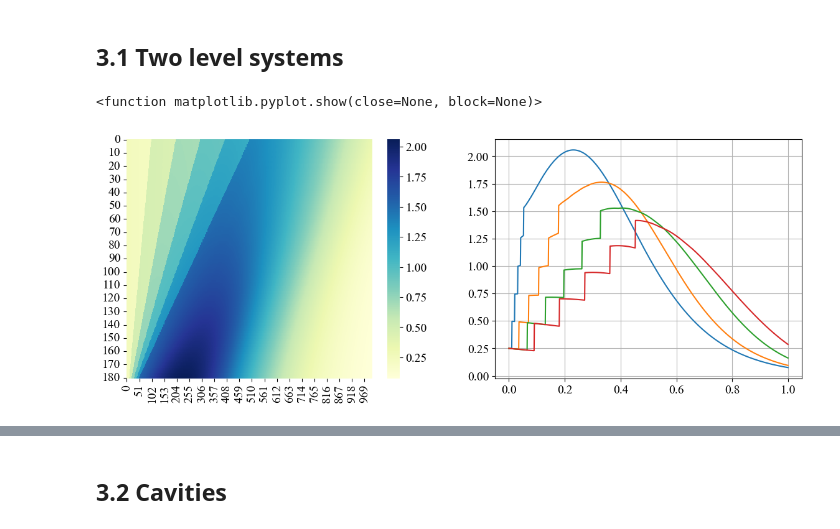
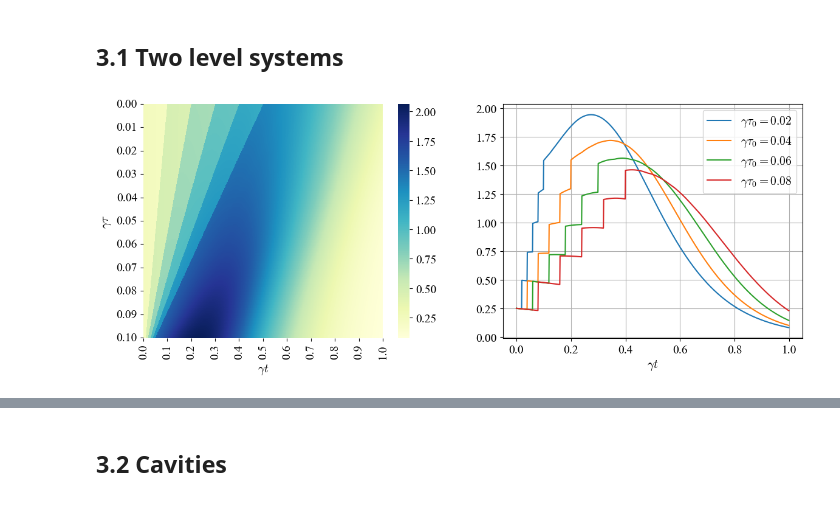
Before and after one commit to Taitoos2/Heisenber_Langevin_Delayed_Equations, a Jupyter notebook: Article_notebook.ipynb, the cells around one changed output, grey strips where cells are left out. Cells and saved outputs as stored; diff of their text form; code cells hidden in the pictures.

Commit message:
format change in graphs

```diff
--- a/Article_notebook.ipynb
+++ b/Article_notebook.ipynb
@@ -282,15 +287,31 @@ if __name__ == "__main__":  # avoids problems in Windows/Mac !
     dif = [res[3] for res in results]
 # %%
+# plot figure
 I_map = [np.real(arr)/gamma_0 for arr in I_map_spin[:-1]]
 fig, axs = plt.subplots(1,2,figsize=(14,5))
 
 sns.heatmap(I_map, cmap="YlGnBu",ax=axs[0])
-axs[1].plot(t,np.array(I_map[179][:-1]))
-axs[1].plot(t,np.array(I_map[129][:-1]))
-axs[1].plot(t,np.array(I_map[69][:-1]))
-axs[1].plot(t,np.array(I_map[19][:-1]))
+
+
+x_ticks = np.linspace(0, len(I_map[0])-1, 11)
+x_labels = [f"{x:.1f}" for x in np.linspace(0, 1, 11)]
+axs[0].set_xticks(x_ticks)
+axs[0].set_xticklabels(x_labels)
+axs[0].set_xlabel(r"$\gamma t$")
+
+y_ticks = np.linspace(0, len(I_map)-1, 11)
+y_labels = [f"{y:.2f}" for y in np.linspace(0, 0.1, 11)]
+axs[0].set_yticks(y_ticks)
+axs[0].set_yticklabels(y_labels)
+axs[0].set_ylabel(r"$\gamma \tau$")
+
+axs[1].plot(t,np.array(I_map[320][:-1]),label=rf"$\gamma \tau_{0}={tau_values[320]:.2f}$")
+axs[1].plot(t,np.array(I_map[240][:-1]),label=rf"$\gamma \tau_{0}={tau_values[240]:.2f}$")
+axs[1].plot(t,np.array(I_map[160][:-1]),label=rf"$\gamma \tau_{0}={tau_values[160]:.2f}$")
+axs[1].plot(t,np.array(I_map[80][:-1]),label=rf"$\gamma \tau_{0}={tau_values[80]:.2f}$")
+axs[1].set_xlabel(r"$\gamma t $")
+axs[1].legend()
 axs[1].grid()
-plt.show
+plt.show()
 # %% [output]
-<function matplotlib.pyplot.show(close=None, block=None)>
-[figure, old version]
+[figure, new version]
```
Also changed, not shown: parts of 21 cells of this notebook, 2 other files.
